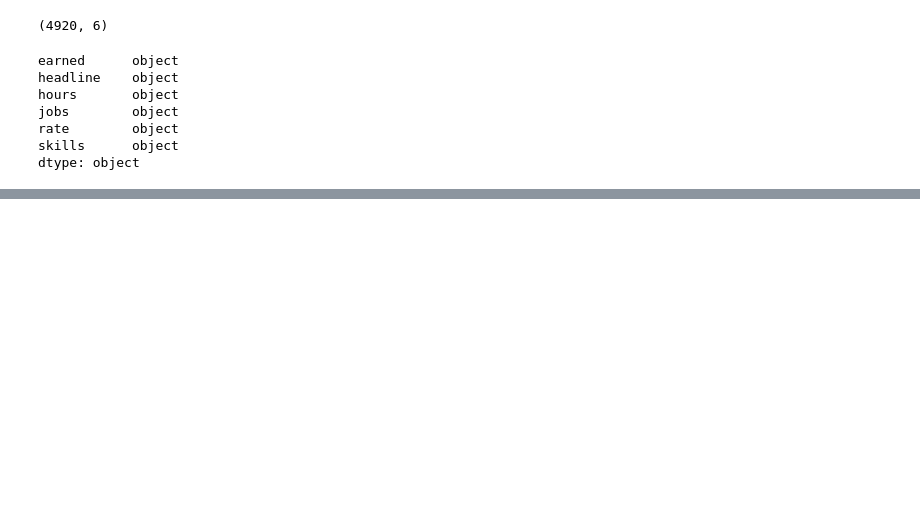
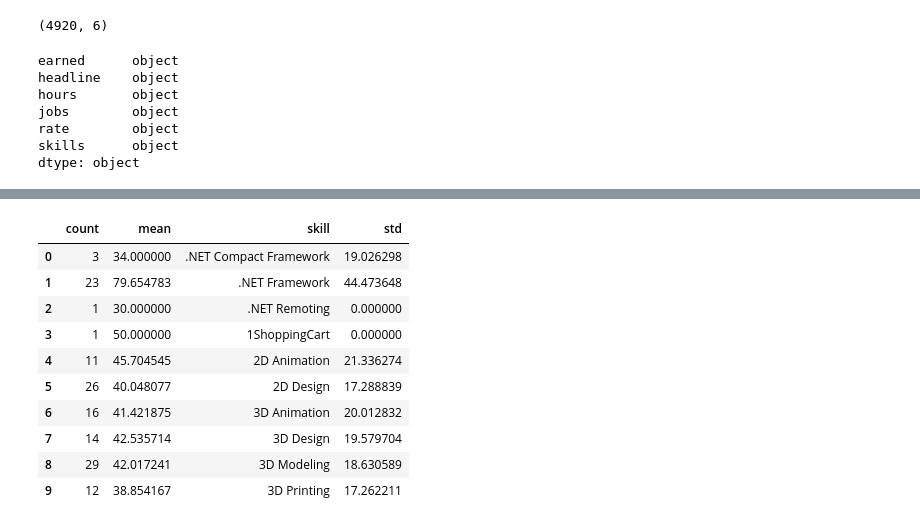
Before and after one commit to davidmasse/freelancer-rates, a Jupyter notebook: regress.ipynb, the cells around one changed output, grey strips where cells are left out. Cells and saved outputs as stored; diff of their text form; code cells hidden in the pictures; blank space fills up the shorter version.

```diff
--- a/regress.ipynb
+++ b/regress.ipynb
@@ -131,0 +251,14 @@ df.shape
+# %%
+skill_table.head(10)
+# %% [output]
+|  | count | mean | skill | std |
+| 0 | 3 | 34.000000 | .NET Compact Framework | 19.026298 |
+| 1 | 23 | 79.654783 | .NET Framework | 44.473648 |
+| 2 | 1 | 30.000000 | .NET Remoting | 0.000000 |
+| 3 | 1 | 50.000000 | 1ShoppingCart | 0.000000 |
+| 4 | 11 | 45.704545 | 2D Animation | 21.336274 |
+| 5 | 26 | 40.048077 | 2D Design | 17.288839 |
+| 6 | 16 | 41.421875 | 3D Animation | 20.012832 |
+| 7 | 14 | 42.535714 | 3D Design | 19.579704 |
+| 8 | 29 | 42.017241 | 3D Modeling | 18.630589 |
+| 9 | 12 | 38.854167 | 3D Printing | 17.262211 |
```
Also changed, not shown: parts of 82 cells of this notebook, 1 other file.
